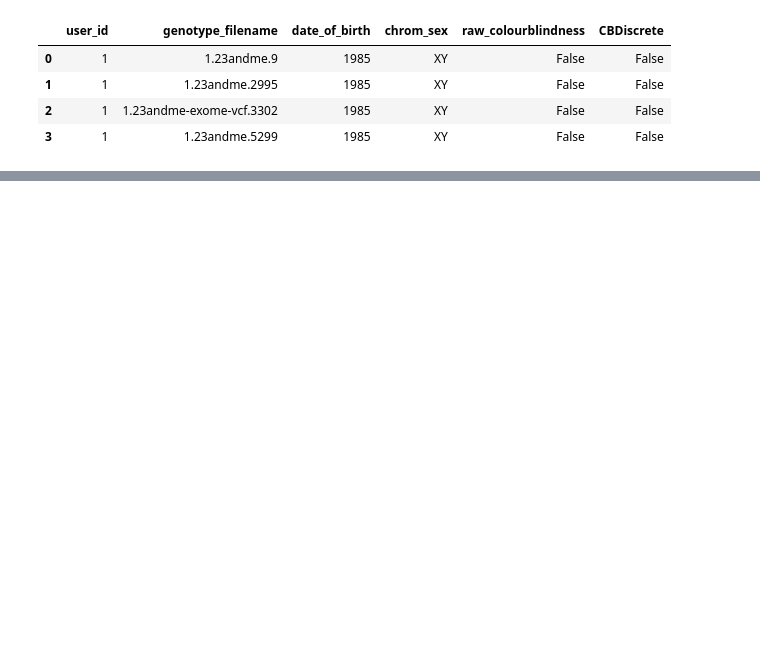
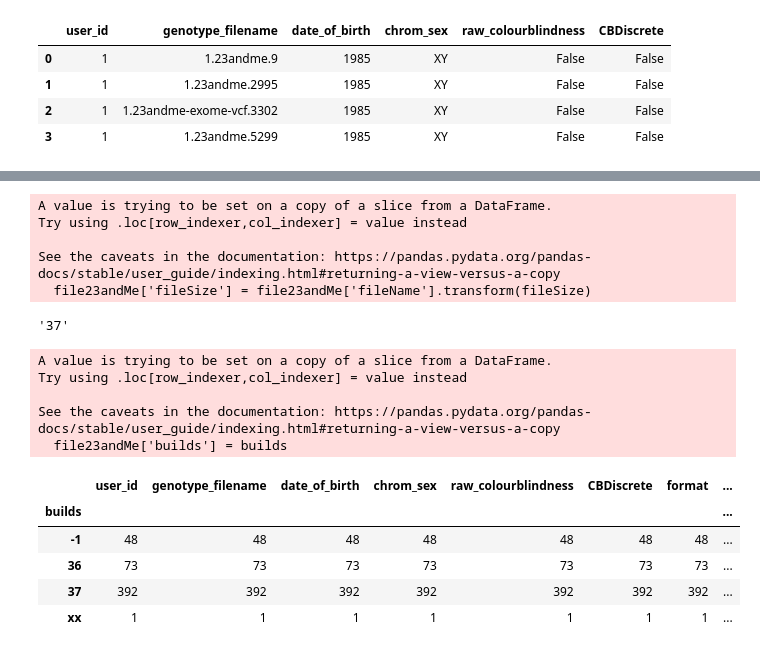
Before and after one commit to jlee733/Color_Blindness_Mini-GWAS, a Jupyter notebook: exploration.ipynb, the cells around one changed output, grey strips where cells are left out. Saved outputs shown, nothing was run; the diff lists cells and outputs as text; code cells hidden in the pictures; blank space fills up the shorter version.

```diff
--- a/exploration.ipynb
+++ b/exploration.ipynb
@@ -181,0 +240,39 @@ urlHead = "https://opencravat.org/data/open-snp/"
+# %%
+file23andMe['fileSize'] = file23andMe['fileName'].transform(fileSize)
+# %% [output]
+A value is trying to be set on a copy of a slice from a DataFrame.
+Try using .loc[row_indexer,col_indexer] = value instead
+
+See the caveats in the documentation: https://pandas.pydata.org/pandas-docs/stable/user_guide/indexing.html#returning-a-view-versus-a-copy
+  file23andMe['fileSize'] = file23andMe['fileName'].transform(fileSize)
+# %%
+def build(file:str):
+    openFile = open('./raw/'+file, 'rb')
+    for i in range(50):
+        line = str(openFile.readline()).split(' ')
+        if 'build' in line:
+            return line[line.index('build')+1][:2]
+    return -1
+# %%
+build('user10020_file8283_yearofbirth_unknown_sex_unknown.23andme.txt')
+# %% [output]
+'37'
+# %%
+builds = [build(file) for file in file23andMe['fileName']]
+# %%
+file23andMe['builds'] = builds
+# %% [output]
+A value is trying to be set on a copy of a slice from a DataFrame.
+Try using .loc[row_indexer,col_indexer] = value instead
+
+See the caveats in the documentation: https://pandas.pydata.org/pandas-docs/stable/user_guide/indexing.html#returning-a-view-versus-a-copy
+  file23andMe['builds'] = builds
+# %%
+file23andMe.groupby('builds').count()
+# %% [output]
+|  | user_id | genotype_filename | date_of_birth | chrom_sex | raw_colourblindness | CBDiscrete | format | ... |
+| builds |  |  |  |  |  |  |  | ... |
+| -1 | 48 | 48 | 48 | 48 | 48 | 48 | 48 | ... |
+| 36 | 73 | 73 | 73 | 73 | 73 | 73 | 73 | ... |
+| 37 | 392 | 392 | 392 | 392 | 392 | 392 | 392 | ... |
+| xx | 1 | 1 | 1 | 1 | 1 | 1 | 1 | ... |
```
Also changed, not shown: parts of 54 cells of this notebook.
